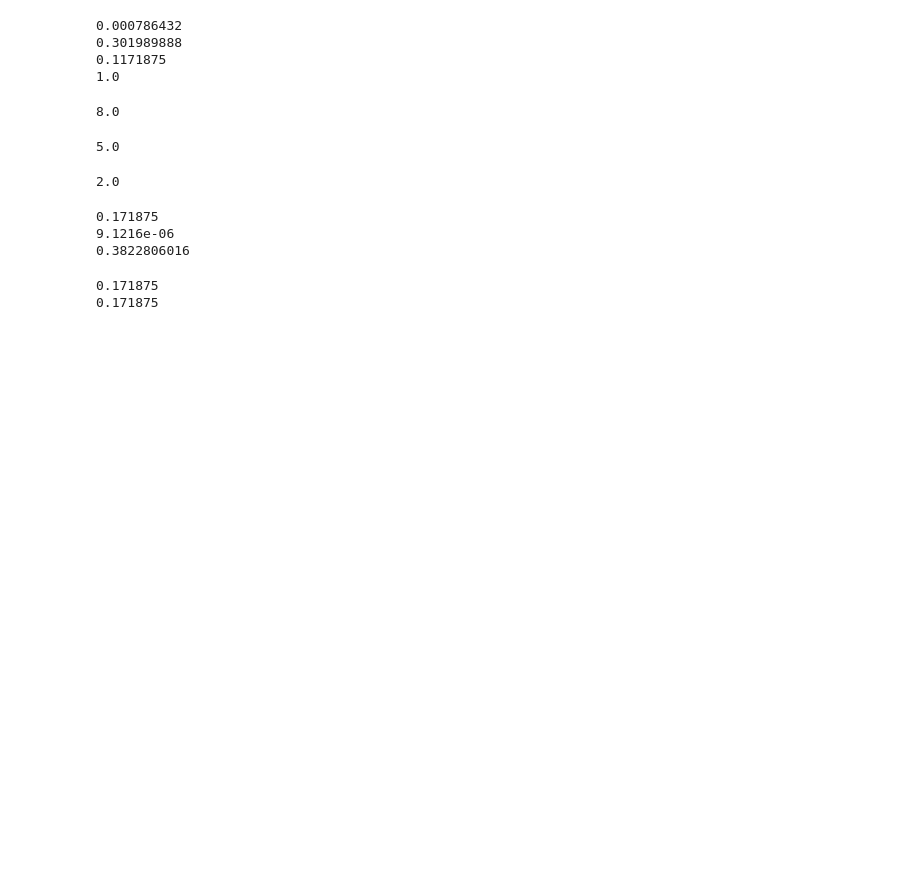
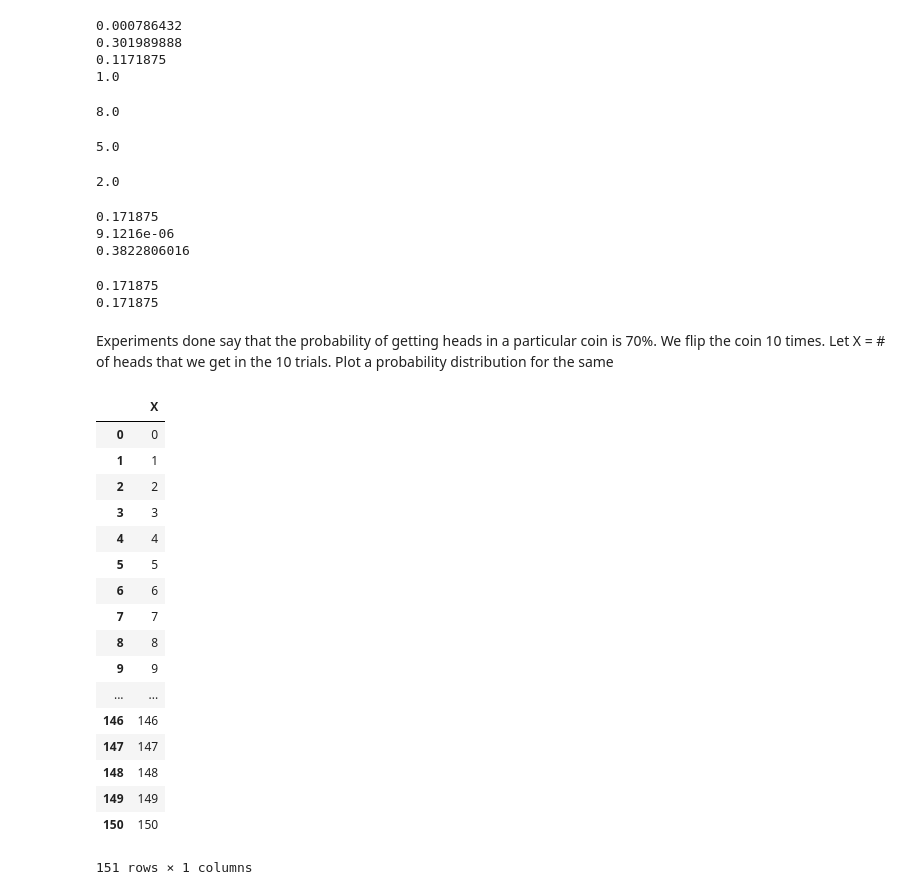
Before and after one commit to mehulchopradev/keyur-data-analytics, a Jupyter notebook: discrete distributions.ipynb, the cells around one changed output. Cells and saved outputs as stored; diff of their text form; code cells hidden in the pictures; blank space fills up the shorter version.

Commit message:
finished till sampling distributions

```diff
--- a/discrete distributions.ipynb
+++ b/discrete distributions.ipynb
@@ -260,3 +261,5 @@ print(binom.sf(n=10, k=6, p=0.5))
 # %% [output]
 0.171875
 0.171875
+# %% [markdown]
+Experiments done say that the probability of getting heads in a particular coin is 70%. We flip the coin 10 times. Let X = # of heads that we get in the 10 trials. Plot a probability distribution for the same
@@ -262,0 +270,22 @@ print(binom.sf(n=10, k=6, p=0.5))
+# %%
+d10 = DataFrame(np.arange(0, n + 1), columns=['X'])
+d10
+# %% [output]
+|  | X |
+| 0 | 0 |
+| 1 | 1 |
+| 2 | 2 |
+| 3 | 3 |
+| 4 | 4 |
+| 5 | 5 |
+| 6 | 6 |
+| 7 | 7 |
+| 8 | 8 |
+| 9 | 9 |
+| ... | ... |
+| 146 | 146 |
+| 147 | 147 |
+| 148 | 148 |
+| 149 | 149 |
+| 150 | 150 |
+151 rows × 1 columns
```
Also changed, not shown: parts of 9 cells of this notebook, 4 other files.
